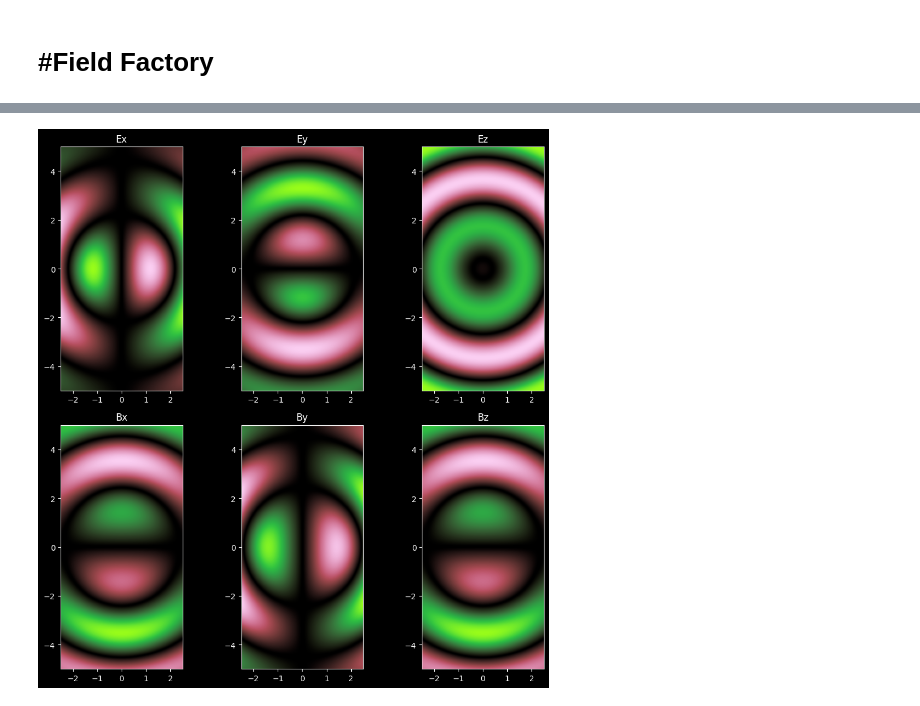
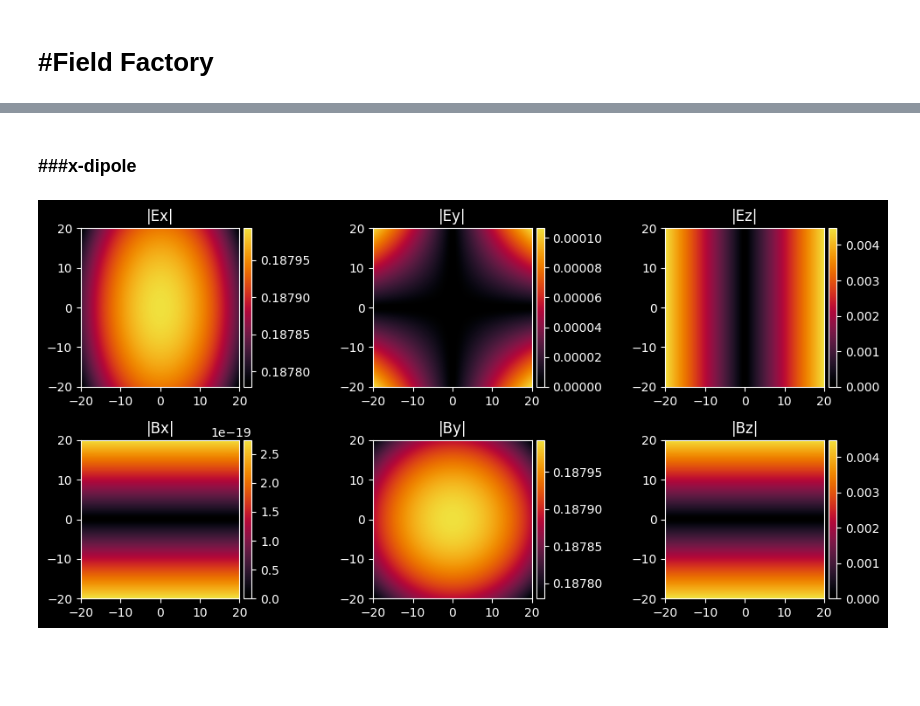
Before and after one commit to zia-lab/rspie, a Jupyter notebook: FieldFactory.ipynb, the cells around one changed output, grey strips where cells are left out. Drawn from its saved outputs; the diff is of its cells as text; code cells hidden in the pictures; blank space fills up the shorter version.

```diff
--- a/FieldFactory.ipynb
+++ b/FieldFactory.ipynb
@@ -31,0 +394,15 @@ import os
+# %%
+field_names = ['|Ex|','|Ey|','|Ez|','|Bx|','|By|','|Bz|']
+fig, axes = plt.subplots(nrows=2, ncols=3, figsize=(10,5))
+for i in range(6):
+    ax = axes[i//3, i%3]
+    iplot = ax.imshow(np.abs(field[i]),
+            cmap=cm.ember,
+            extent=[xmin, xmax, ymin, ymax],
+            origin='lower')
+    ax.set_title(field_names[i])
+    divider = make_axes_locatable(ax)
+    cax = divider.append_axes("right", size="5%", pad=0.05)
+    plt.colorbar(iplot, cax=cax)
+plt.tight_layout()
+plt.show()
@@ -32,6 +445,9 @@ import os
+# %% [markdown]
+### ###x-dipole
 # %%
-xmin, xmax = -2.5, 2.5
-ymin, ymax = -5  , 5
+Lwidth = 40
+xmin, xmax = -Lwidth/2, Lwidth/2
+ymin, ymax = -Lwidth/2, Lwidth/2
 simulation_resolution = 0.1
 wavelength = 0.5
 sampling_resolution = simulation_resolution / 2
@@ -40,17 +456,24 @@ num_elements_y      = int((ymax - ymin)/sampling_resolution + 1)
 x = np.linspace(xmin, xmax, num_elements_x)
 y = np.linspace(ymin, ymax, num_elements_y)
 xg, yg = np.meshgrid(x, y)
-xd, yd, zd = 0, 0, -3
-omega = 2
-theta, phi = np.pi, 0
+xd, yd, zd = 0, 0, -Lwidth*21.
+omega = 2*np.pi/wavelength
+theta, phi = np.pi/2., 0.
 field  = rs.dipole_field(xg, yg, 0, xd, yd, zd, theta, phi, omega)
 # %%
-field_names = ['Ex','Ey','Ez','Bx','By','Bz']
-fig, axes = plt.subplots(nrows=2, ncols=3, figsize=(10,10))
+field_names = ['|Ex|','|Ey|','|Ez|','|Bx|','|By|','|Bz|']
+fig, axes = plt.subplots(nrows=2, ncols=3, figsize=(10,5))
 for i in range(6):
-    axes[i//3, i%3].imshow(field[i], cmap=cm.watermelon, extent=[xmin, xmax, ymin, ymax], origin='lower')
-    axes[i//3, i%3].set_title(field_names[i])
+    ax = axes[i//3, i%3]
+    iplot = ax.imshow(np.abs(field[i]),
+            cmap=cm.ember,
+            extent=[xmin, xmax, ymin, ymax],
+            origin='lower')
+    ax.set_title(field_names[i])
+    divider = make_axes_locatable(ax)
+    cax = divider.append_axes("right", size="5%", pad=0.05)
+    plt.colorbar(iplot, cax=cax)
 plt.tight_layout()
 plt.show()
 # %% [output]
-[figure, old version]
+[figure, new version]
```
Also changed, not shown: parts of 36 cells of this notebook, 7 other files.
